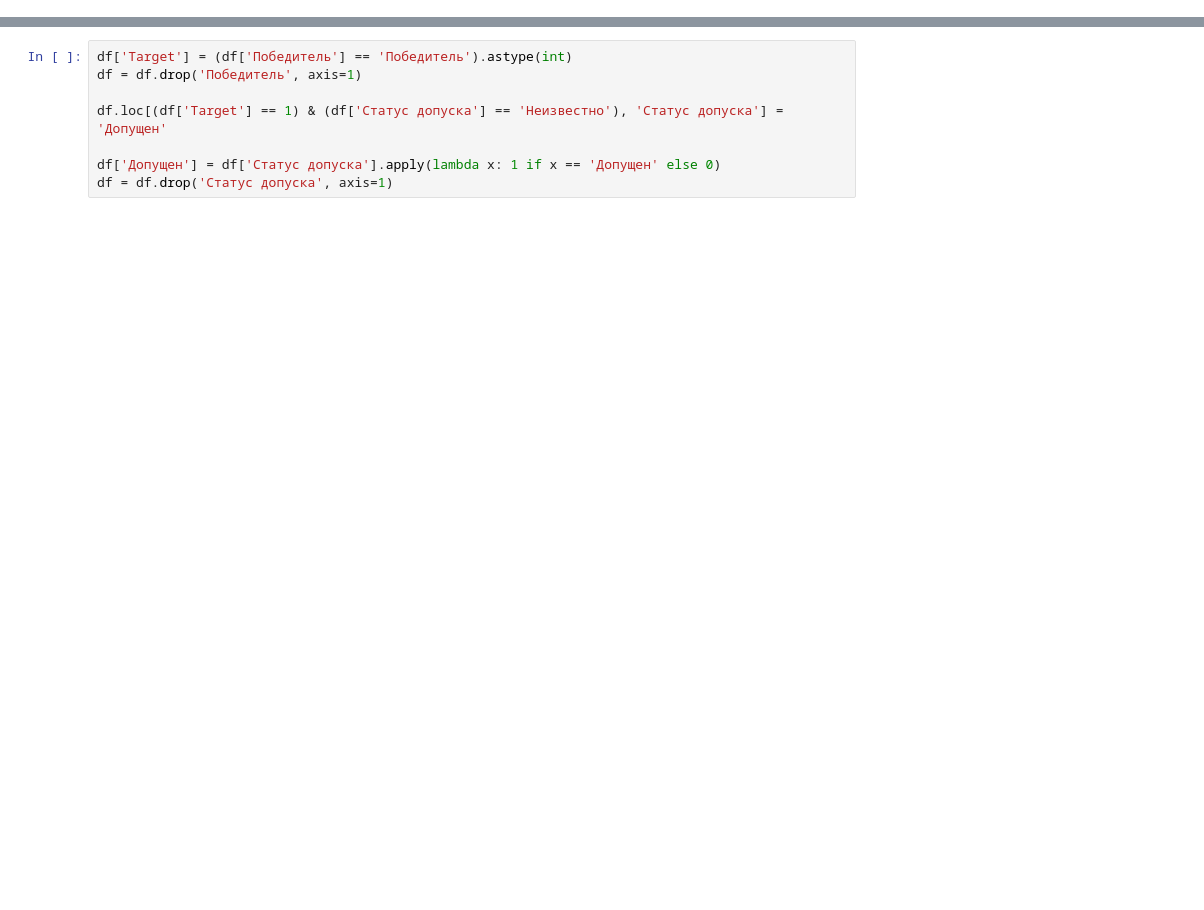
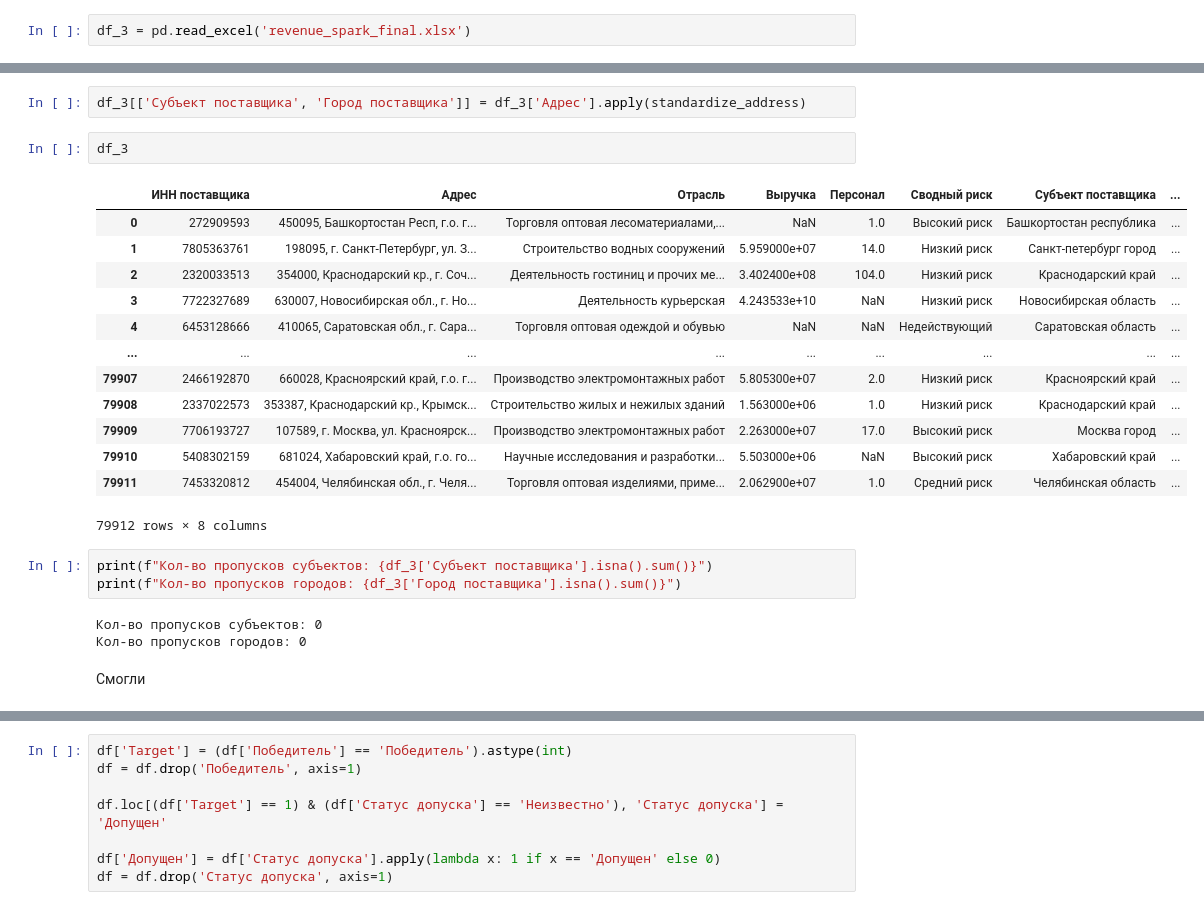
Before and after one commit to polinaryltseva/b2b_reccomendation_systems, a Jupyter notebook: eda_analysis_base_models.ipynb, the cells around one changed output, grey strips where cells are left out. Saved outputs shown, nothing was run; the diff lists cells and outputs as text; blank space fills up the shorter version.

```diff
--- a/eda_analysis_base_models.ipynb
+++ b/eda_analysis_base_models.ipynb
@@ -40,0 +50,2 @@ df.shape
+# %%
+df_3 = pd.read_excel('revenue_spark_final.xlsx')
@@ -40,0 +478,26 @@ df.shape
+# %%
+df_3[['Субъект поставщика', 'Город поставщика']] = df_3['Адрес'].apply(standardize_address)
+# %%
+df_3
+# %% [output]
+|  | ИНН поставщика | Адрес | Отрасль | Выручка | Персонал | Сводный риск | Субъект поставщика | ... |
+| 0 | 272909593 | 450095, Башкортостан Респ, г.о. г... | Торговля оптовая лесоматериалами,... | NaN | 1.0 | Высокий риск | Башкортостан республика | ... |
+| 1 | 7805363761 | 198095, г. Санкт-Петербург, ул. З... | Строительство водных сооружений | 5.959000e+07 | 14.0 | Низкий риск | Санкт-петербург город | ... |
+| 2 | 2320033513 | 354000, Краснодарский кр., г. Соч... | Деятельность гостиниц и прочих ме... | 3.402400e+08 | 104.0 | Низкий риск | Краснодарский край | ... |
+| 3 | 7722327689 | 630007, Новосибирская обл., г. Но... | Деятельность курьерская | 4.243533e+10 | NaN | Низкий риск | Новосибирская область | ... |
+| 4 | 6453128666 | 410065, Саратовская обл., г. Сара... | Торговля оптовая одеждой и обувью | NaN | NaN | Недействующий | Саратовская область | ... |
+| ... | ... | ... | ... | ... | ... | ... | ... | ... |
+| 79907 | 2466192870 | 660028, Красноярский край, г.о. г... | Производство электромонтажных работ | 5.805300e+07 | 2.0 | Низкий риск | Красноярский край | ... |
+| 79908 | 2337022573 | 353387, Краснодарский кр., Крымск... | Строительство жилых и нежилых зданий | 1.563000e+06 | 1.0 | Низкий риск | Краснодарский край | ... |
+| 79909 | 7706193727 | 107589, г. Москва, ул. Красноярск... | Производство электромонтажных работ | 2.263000e+07 | 17.0 | Высокий риск | Москва город | ... |
+| 79910 | 5408302159 | 681024, Хабаровский край, г.о. го... | Научные исследования и разработки... | 5.503000e+06 | NaN | Высокий риск | Хабаровский край | ... |
+| 79911 | 7453320812 | 454004, Челябинская обл., г. Челя... | Торговля оптовая изделиями, приме... | 2.062900e+07 | 1.0 | Средний риск | Челябинская область | ... |
+79912 rows × 8 columns
+# %%
+print(f"Кол-во пропусков субъектов: {df_3['Субъект поставщика'].isna().sum()}")
+print(f"Кол-во пропусков городов: {df_3['Город поставщика'].isna().sum()}")
+# %% [output]
+Кол-во пропусков субъектов: 0
+Кол-во пропусков городов: 0
+# %% [markdown]
+Смогли
```
Also changed, not shown: parts of 96 cells of this notebook.
